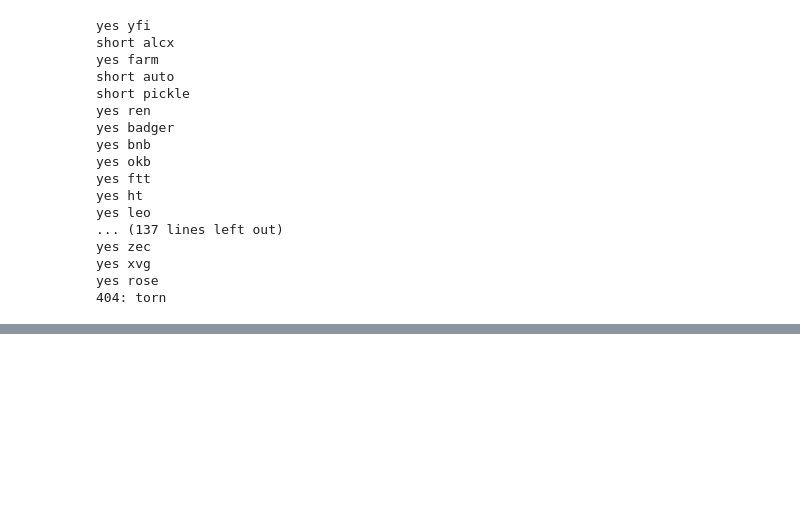
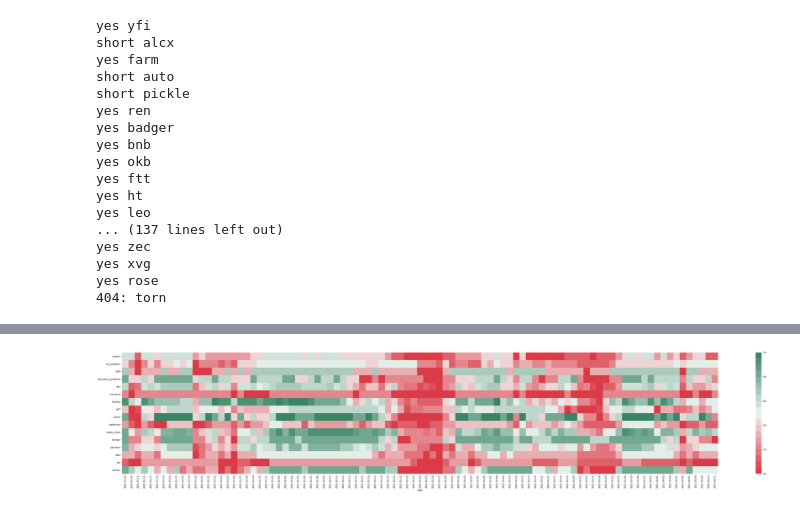
Before and after one commit to swkcoding2/crypto-trend, a Jupyter notebook: crypto_trend.ipynb, the cells around one changed output, grey strips where cells are left out. Saved outputs shown, nothing was run; the diff lists cells and outputs as text; code cells hidden in the pictures; blank space fills up the shorter version.

```diff
--- a/crypto_trend.ipynb
+++ b/crypto_trend.ipynb
@@ -174,0 +194,75 @@ p1 = sns.heatmap(model_df, cmap=colormap, ax=ax)
+# %%
+MOVING_AVERAGE = 20
+
+for key, assets in assets_group.items():
+  for asset in assets:
+    if not asset in df:
+      continue
+
+    makey = asset + ' ma' + str(MOVING_AVERAGE)
+    df[makey] =  df[asset].rolling(window=MOVING_AVERAGE).mean()
+# %%
+## Calculate if each individual coin above ma5, and total # of coins above ma5 in each group (e.g. nft group)
+for key, assets in assets_group.items():
+    col_total_above = key + ' total above ma' + str(MOVING_AVERAGE)
+    df[col_total_above] = 0
+    for asset in assets:
+        if not asset in df:
+            continue
+        makey = asset + ' ma' + str(MOVING_AVERAGE)
+        ma5Comparekey = asset + ' above ma' + str(MOVING_AVERAGE)
+        df[ma5Comparekey] = np.where(df[asset] > df[makey], 1, 0)
+        df[col_total_above] += df[ma5Comparekey]
+
+## Calculate percentage of coins above ma5 in each group
+for key, assets in assets_group.items():
+    percentage_above = key + ' percentage above ma' + str(MOVING_AVERAGE)
+    col_total_above = key + ' total above ma' + str(MOVING_AVERAGE)
+    df[percentage_above] = df[col_total_above] / len(assets)
+
+## Reorder column for better viewing
+ordered_col = []
+key_col = []
+keys = []
+for key, assets in assets_group.items():
+    for asset in assets:
+        if not asset in df:
+            continue
+        makey = asset + ' ma' + str(MOVING_AVERAGE)
+        ma5Comparekey = asset + ' above ma' + str(MOVING_AVERAGE)
+        ordered_col.append(asset)
+        ordered_col.append(makey)
+        ordered_col.append(ma5Comparekey)
+    col_total_above = key + ' total above ma' + str(MOVING_AVERAGE)
+    percentage_above = key + ' percentage above ma' + str(MOVING_AVERAGE)
+    ordered_col.append(col_total_above)
+    ordered_col.append(percentage_above)
+    key_col.append(percentage_above)
+    keys.append(key)
+
+df = df[ordered_col]
+
+# drop first 4 days, as NaN values for first 4 days if calcualge ma5
+df = df.dropna()
+
+##Complete data frame
+
+model_df = df[key_col]
+model_df.columns = keys
+
+# model_df.index = model_df.index.strftime("%m/%d/%y")
+
+model_df = model_df.T
+
+import matplotlib.pyplot as plt
+plt.rcParams['font.sans-serif'] = ['MOESongUN']
+plt.rcParams['font.serif'] = ['MOESongUN']
+plt.rcParams['axes.unicode_minus'] = False
+
+colormap = sns.diverging_palette(10, 150, n=20) # sns.color_palette("Greens")
+
+fig, ax = plt.subplots(figsize=(60,10))
+
+p1 = sns.heatmap(model_df, cmap=colormap, ax=ax)
+# %% [output]
+[figure, added]
```
Also changed, not shown: parts of 3 cells of this notebook.
